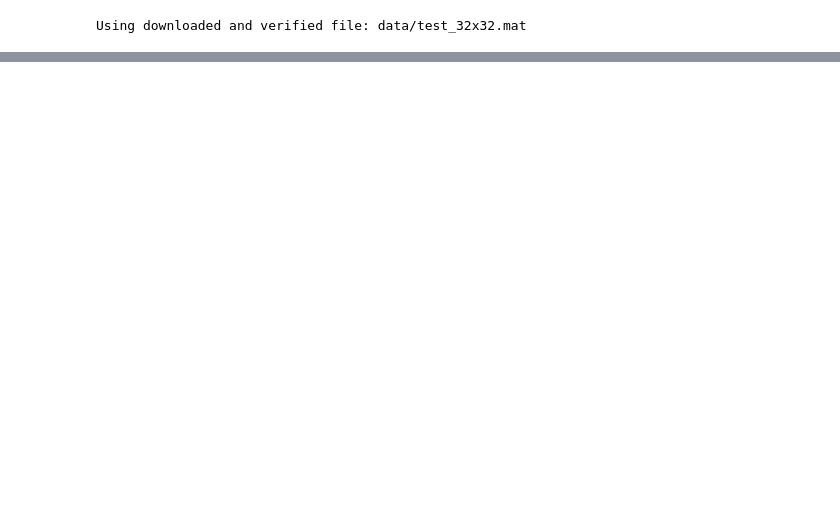
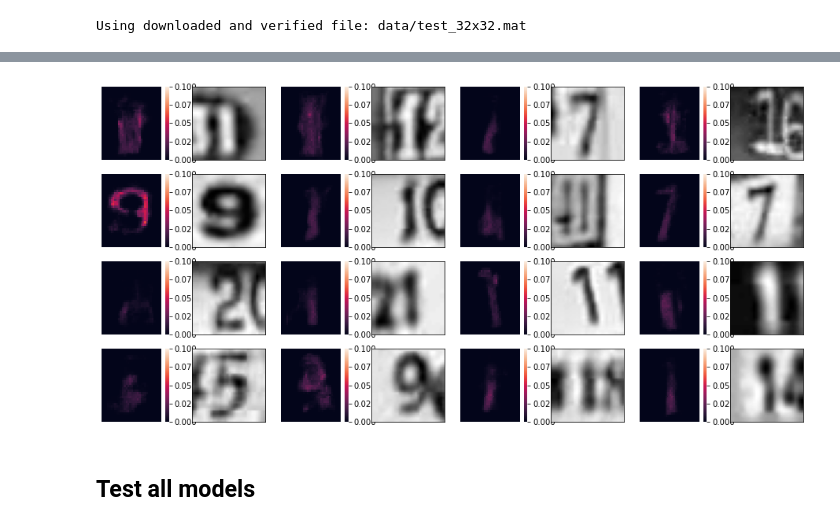
Before and after one commit to kredde/background-masked-generative-models, a Jupyter notebook: notebooks/03-Kristian-COCO-OOD.ipynb, the cells around one changed output, grey strips where cells are left out. Saved outputs shown, nothing was run; the diff lists cells and outputs as text; code cells hidden in the pictures; blank space fills up the shorter version.

```diff
--- a/notebooks/03-Kristian-COCO-OOD.ipynb
+++ b/notebooks/03-Kristian-COCO-OOD.ipynb
@@ -77,0 +113,6 @@ ValueError: not enough values to unpack (expected 2, got 1)
+# %%
+draw_likelihood_plot(svhn_testloader, exp.model, cmap="rocket", vmax=0.10, img_index=None)
+# %% [output]
+[figure, added]
+# %% [markdown]
+## Test all models
```
Also changed, not shown: parts of 15 cells of this notebook, 2 other files.
